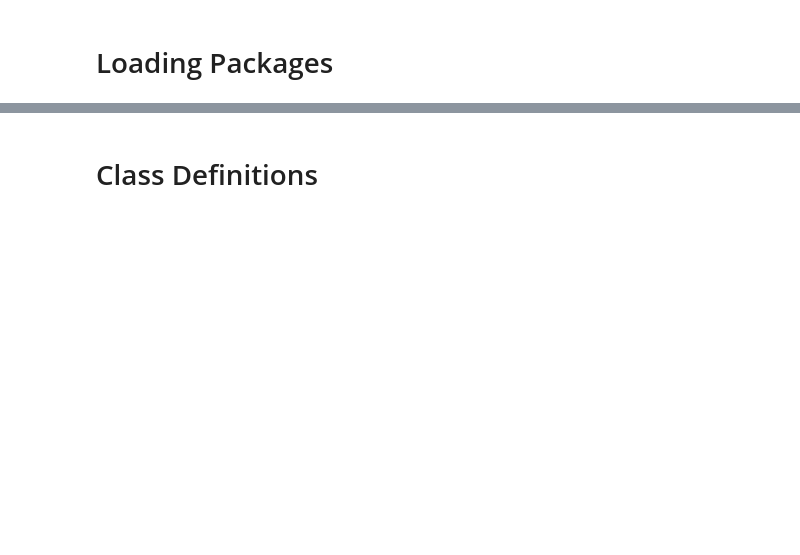
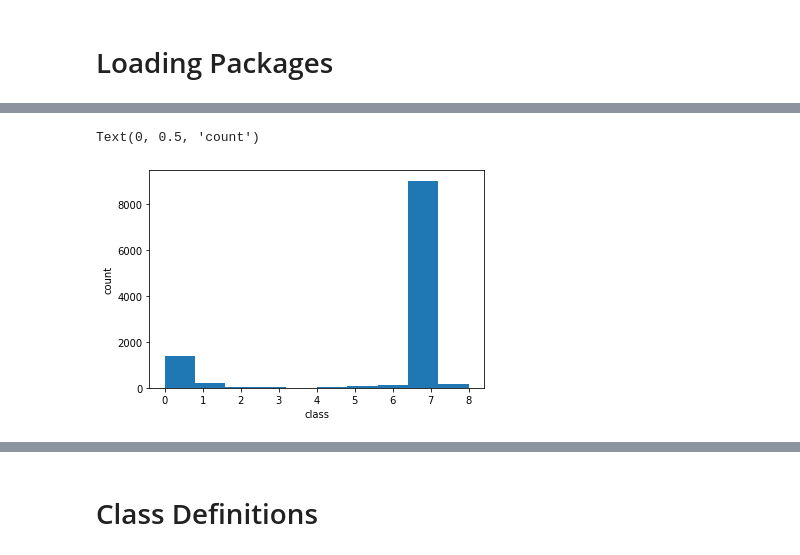
Before and after one commit to anacrusis24/dental-anomaly-detection, a Jupyter notebook: classification-model.ipynb, the cells around one changed output, grey strips where cells are left out. Drawn from its saved outputs; the diff is of its cells as text; code cells hidden in the pictures; blank space fills up the shorter version.

```diff
--- a/classification-model.ipynb
+++ b/classification-model.ipynb
@@ -80,0 +120,7 @@ df.groupby('anomaly_code').count()
+# %%
+plt.hist(train_df['anomaly_codes'])
+plt.xlabel('class')
+plt.ylabel('count')
+# %% [output]
+Text(0, 0.5, 'count')
+[figure, added]
```
Also changed, not shown: parts of 105 cells of this notebook, 5 other files.
